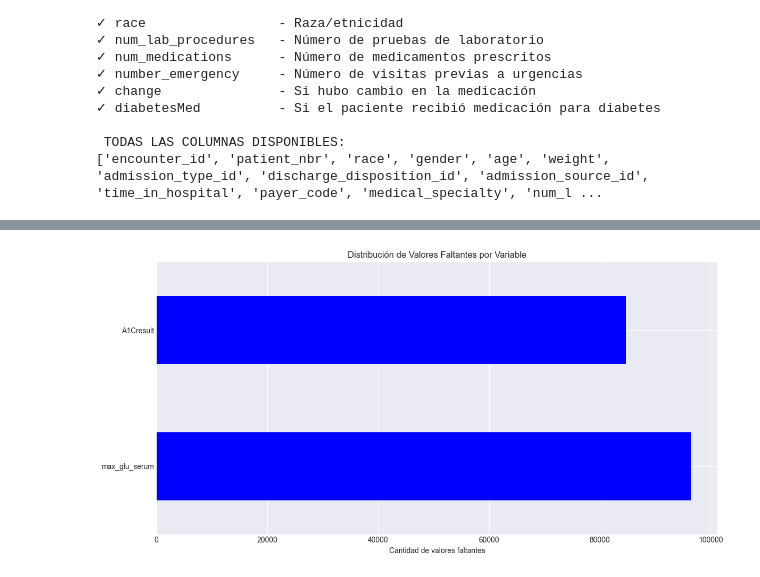
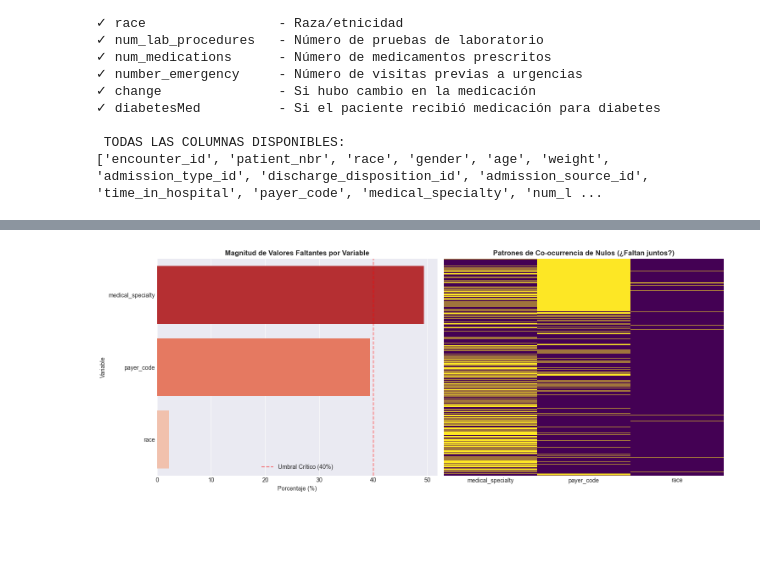
Before and after one commit to andrickraya/DA-Hospital-Readmissions, a Jupyter notebook: codigo.ipynb, the cells around one changed output, grey strips where cells are left out. Saved outputs shown, nothing was run; the diff lists cells and outputs as text; code cells hidden in the pictures; blank space fills up the shorter version.

```diff
--- a/codigo.ipynb
+++ b/codigo.ipynb
@@ -183,25 +187,75 @@ Realizar una evaluación rigurosa de la calidad del dato, identificando valores
 # %%
-print("🚨 ANÁLISIS DE VALORES FALTANTES")
+# Análisis de valores faltantes
+print("🚨 ANÁLISIS PROFUNDO DE VALORES FALTANTES")
 print("="*80)
 
-missing_count = df.isnull().sum()
-missing_count = missing_count[missing_count > 0].sort_values(ascending=False)
+# 1. Estandarización de Nulos
+df_clean = df.copy()
+df_clean.replace(['?', 'Unknown', 'None'], np.nan, inplace=True)
 
-if len(missing_count) > 0:
-    missing_df = missing_count.to_frame("Missing_Count")
-    missing_df["Missing_Percentage"] = missing_df["Missing_Count"] / len(df) * 100
-    print("\nVariables con valores faltantes:")
-    print(missing_df.to_string(index=True))
+# 2. Cuantificación de Missingness
+missing_count = df_clean.isnull().sum()
+missing_percent = (df_clean.isnull().sum() / len(df_clean)) * 100
+
+missing_df = pd.DataFrame({
+    'Variable': df_clean.columns,
+    'Valores_Faltantes': missing_count.values,
+    'Porcentaje (%)': missing_percent.values
+})
+
+# Filtrar solo las que tienen nulos y ordenar
+missing_df = missing_df[missing_df['Valores_Faltantes'] > 0].sort_values('Porcentaje (%)', ascending=False)
+
+if len(missing_df) > 0:
+    print("\n📊 Resumen de Variables con Valores Faltantes:")
+    print(missing_df.to_string(index=False, float_format=lambda x: f"{x:.2f}%"))
+
+    # 3. Clasificación para toma de decisiones
+    print("\n📋 Diagnóstico Preliminar de Tratamiento:")
+    for index, row in missing_df.iterrows():
+        pct = row['Porcentaje (%)']
+        var = row['Variable']
+        if pct > 40:
+            print(f"   [ALTO RIESGO] {var}: {pct:.2f}% -> Candidata a eliminación (demasiada pérdida de información).")
+        elif pct > 5:
+            print(f"   [RIESGO MEDIO] {var}: {pct:.2f}% -> Candidata a imputación avanzada (ej. MICE, KNN).")
+        else:
+            print(f"   [BAJO RIESGO] {var}: {pct:.2f}% -> Candidata a imputación simple o eliminación de filas (listwise deletion).")
 else:
-    print("✓ No hay valores faltantes en el dataset")
+    print("✓ No hay valores faltantes detectados post-estandarización.")
 
-fig, ax = plt.subplots(figsize=(12, 6))
-if len(missing_count) > 0:
-    missing_count.plot(kind="barh", ax=ax, color="blue")
-    ax.set_xlabel("Cantidad de valores faltantes")
-    ax.set_title("Distribución de Valores Faltantes por Variable")
-    plt.tight_layout()
-    plt.show()
-else:
-    print("No hay gráfico que mostrar (sin valores faltantes)")
+# 4. Visualización de Mecanismos de Missingness
+fig = plt.figure(figsize=(15, 6))
+
+# Subplot 1: Porcentaje de Nulos (Bar chart mejorado)
+ax1 = fig.add_subplot(121)
+sns.barplot(
+    x='Porcentaje (%)',
+    y='Variable',
+    data=missing_df,
+    palette='Reds_r',
+    ax=ax1
+)
+ax1.set_title('Magnitud de Valores Faltantes por Variable', fontweight='bold')
+ax1.set_xlabel('Porcentaje (%)')
+ax1.axvline(x=40, color='red', linestyle='--', alpha=0.5, label='Umbral Crítico (40%)')
+ax1.legend()
+
+# Subplot 2: Matriz de Nulos (Heatmap de co-ocurrencia)
+# Esto nos ayuda a ver si los datos faltan simultáneamente en varias columnas
+ax2 = fig.add_subplot(122)
+cols_with_missing = missing_df['Variable'].tolist()
+sns.heatmap(df_clean[cols_with_missing].isnull(), cbar=False, cmap='viridis', ax=ax2)
+ax2.set_title('Patrones de Co-ocurrencia de Nulos (¿Faltan juntos?)', fontweight='bold')
+ax2.set_yticks([]) # Ocultar labels del eje Y por ser muchos registros
+
+plt.tight_layout()
+plt.show()
+
+# 5. Análisis de Correlación de Nulos
+if len(cols_with_missing) > 1:
+    print("\n🔗 Análisis de Correlación de Valores Faltantes:")
+    print("   Si la correlación es cercana a 1 o -1, indica que la ausencia de un dato explica la ausencia de otro (MNAR).")
+    missing_corr = df_clean[cols_with_missing].isnull().corr()
+    display(missing_corr.round(3))
 # %% [output]
@@ -215 +275 @@ A1Cresult              84748           83.277322
-[figure, old version]
+[figure, new version]
```
Also changed, not shown: parts of 6 cells of this notebook, 1 other file.
